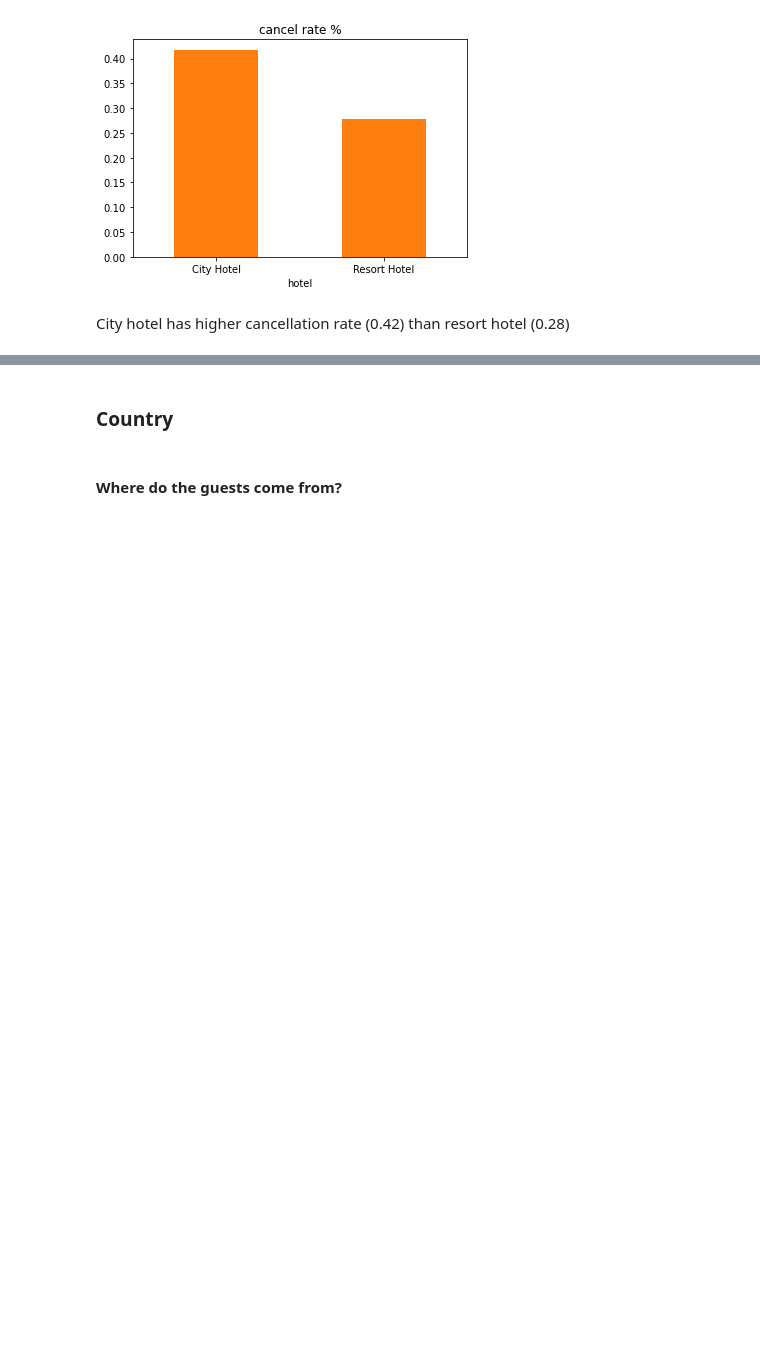
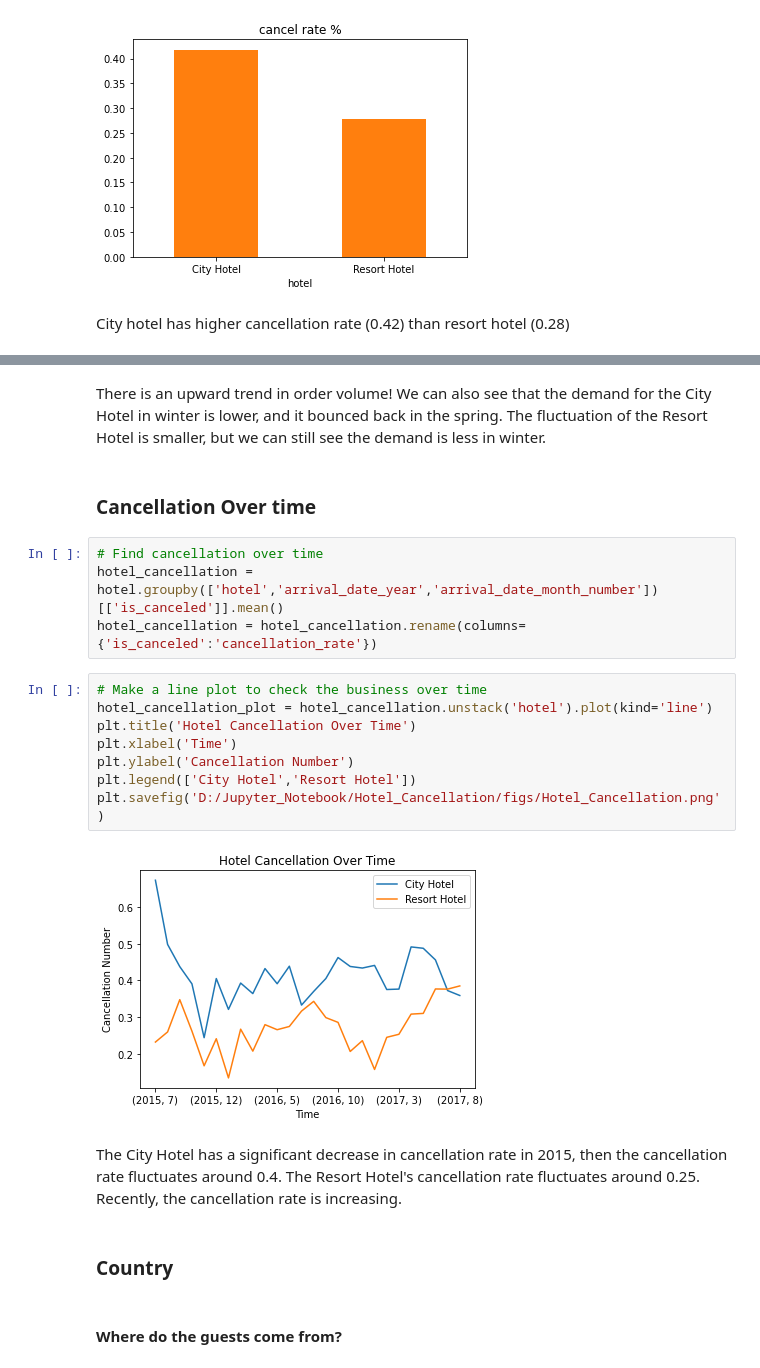
Before and after one commit to jkujuum/Hotel_Cancellation, a Jupyter notebook: Exploratory Data Analysis.ipynb, the cells around one changed output, grey strips where cells are left out. Drawn from its saved outputs; the diff is of its cells as text; blank space fills up the shorter version.

```diff
--- a/Exploratory Data Analysis.ipynb
+++ b/Exploratory Data Analysis.ipynb
@@ -168,3 +202,24 @@ City hotel has higher cancellation rate (0.42) than resort hotel (0.28)
+# %% [markdown]
+There is an upward trend in order volume! We can also see that the demand for the City Hotel in winter is lower, and it bounced back in the spring. The fluctuation of the Resort Hotel is smaller, but we can still see the demand is less in winter.
+# %% [markdown]
+### Cancellation Over time
+# %%
+# Find cancellation over time
+hotel_cancellation = hotel.groupby(['hotel','arrival_date_year','arrival_date_month_number'])[['is_canceled']].mean()
+hotel_cancellation = hotel_cancellation.rename(columns={'is_canceled':'cancellation_rate'})
+# %%
+# Make a line plot to check the business over time
+hotel_cancellation_plot = hotel_cancellation.unstack('hotel').plot(kind='line')
+plt.title('Hotel Cancellation Over Time')
+plt.xlabel('Time')
+plt.ylabel('Cancellation Number')
+plt.legend(['City Hotel','Resort Hotel'])
+plt.savefig('D:/Jupyter_Notebook/Hotel_Cancellation/figs/Hotel_Cancellation.png')
+# %% [output]
+[figure, added]
+# %% [markdown]
+The City Hotel has a significant decrease in cancellation rate in 2015, then the cancellation rate fluctuates around 0.4.
+The Resort Hotel's cancellation rate fluctuates around 0.25. Recently, the cancellation rate is increasing.
 # %% [markdown]
 ### Country
 # %% [markdown]
```
Also changed, not shown: parts of 44 cells of this notebook, 13 other files.
